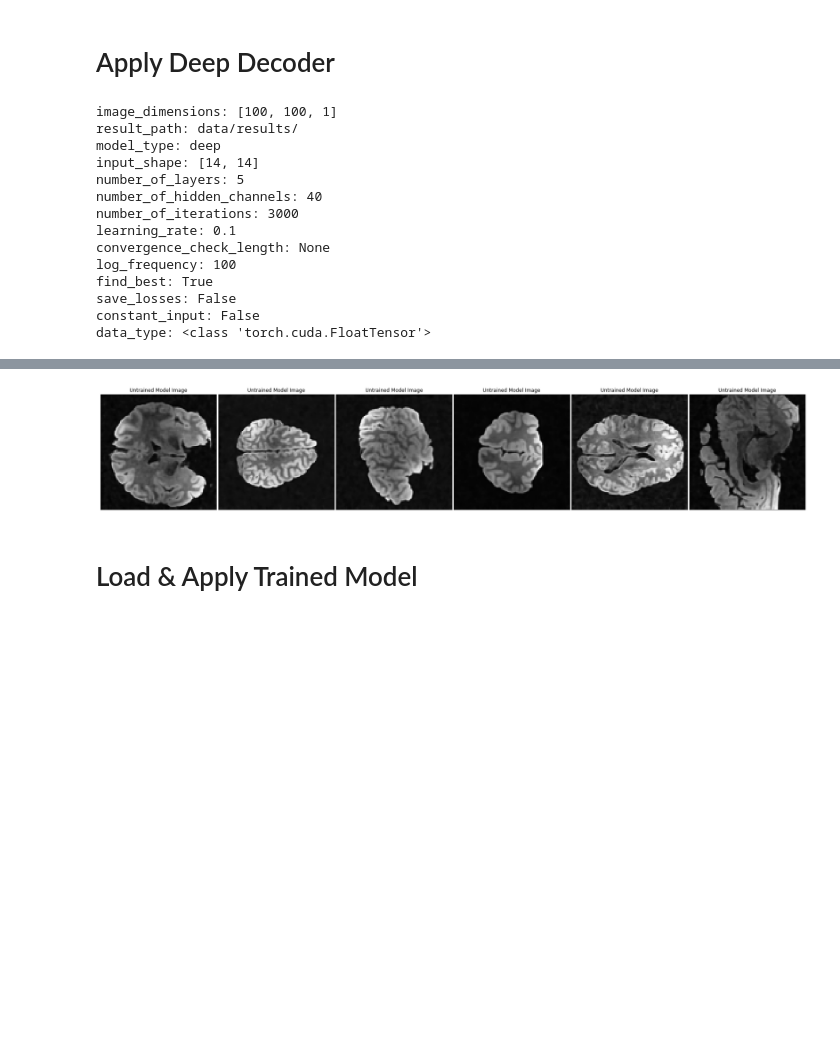
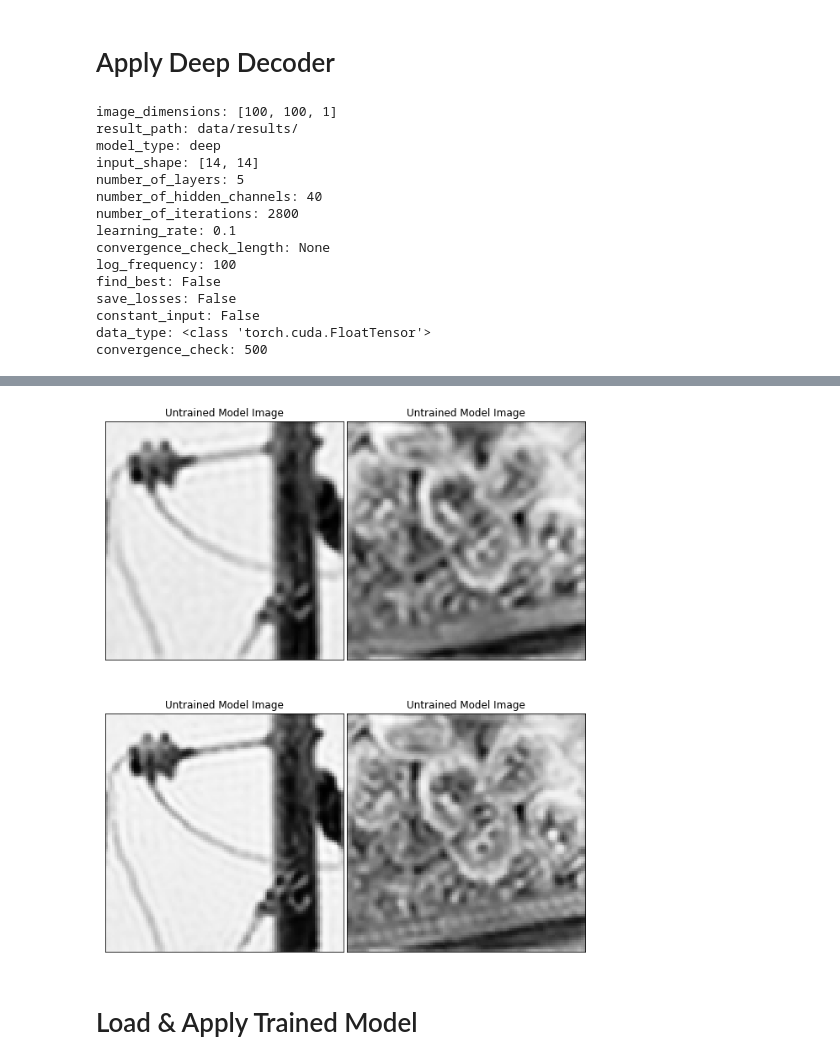
Before and after one commit to jkbg/DiffusionMRI, a Jupyter notebook: direct_comparison.ipynb, the cells around one changed output, grey strips where cells are left out. Saved outputs shown, nothing was run; the diff lists cells and outputs as text; code cells hidden in the pictures; blank space fills up the shorter version.

```diff
--- a/direct_comparison.ipynb
+++ b/direct_comparison.ipynb
@@ -43,12 +32,0 @@ Number of Images: 6 in data/mri_scan
-# %%
-input_size = original_images[0].shape
-cropped_size = (100, 100)
-snr_range = (3,3)
-pf_factor = 8
-
-pipeline = Simulation(input_size=input_size, cropped_size=cropped_size, snr_range=snr_range, pf_factor=pf_factor)
-noisy_images, target_images = pipeline.simulate_list_of_images(original_images)
-
-plot_image_grid(noisy_images, ['Noisy Image']*number_of_images, ncols=number_of_images)
-plot_image_grid(target_images, ['Target Image']*number_of_images, ncols=number_of_images)
-plt.show()
@@ -57,0 +33,19 @@ plt.show()
+# %%
+number_of_images = 2
+image_size = 100
+k_factors = [0.1, 0.15]
+snr = 64
+pf_factor = 1.0
+path = 'data/imagenet_v2_top_images'
+# %%
+original_images = get_images(path, max_amount=number_of_images, size=image_size)
+
+noisy_images = []
+target_images = []
+image_ids = []
+for k_factor in k_factors:
+    pipeline = SimulationPipeline(k_factor=k_factor, snr=snr, pf_factor=pf_factor)
+    noisy_images_k = pipeline.simulate_list(original_images)
+    noisy_images += noisy_images_k
+    target_images += original_images
+    image_ids += [{'k_factor': k_factor}] * number_of_images
@@ -59,16 +63,17 @@ plt.show()
 # Apply Deep Decoder
 # %%
 fit_model_configuration = get_fit_model_configuration()
-fit_model_configuration.image_dimensions = list(cropped_size) + [1]
+fit_model_configuration.image_dimensions = [image_size]*2 + [1]
 fit_model_configuration.log_frequency = 100
-fit_model_configuration.number_of_iterations = 3000
+fit_model_configuration.number_of_iterations = 2800
 fit_model_configuration.convergence_check_length = None
 
 fit_model_configuration.input_shape = [14, 14]
 fit_model_configuration.number_of_layers = 5
 fit_model_configuration.number_of_hidden_channels = 40
 
-fit_model_configuration.find_best = True
+fit_model_configuration.convergence_check = 500
+fit_model_configuration.find_best = False
 fit_model_configuration.save_losses = False
 
 print(fit_model_configuration)
@@ -79,16 +84,17 @@ model_type: deep
 input_shape: [14, 14]
 number_of_layers: 5
 number_of_hidden_channels: 40
-number_of_iterations: 3000
+number_of_iterations: 2800
 learning_rate: 0.1
 convergence_check_length: None
 log_frequency: 100
-find_best: True
+find_best: False
 save_losses: False
 constant_input: False
 data_type: <class 'torch.cuda.FloatTensor'>
+convergence_check: 500
 # %%
-number_of_iterations = 20
+number_of_iterations = 2
 
 untrained_model_images = []
 for image_index, noisy_image in enumerate(noisy_images):
@@ -96,11 +102,11 @@ for image_index, noisy_image in enumerate(noisy_images):
     fitter = create_fitter_from_configuration(fit_model_configuration)
     for iteration_index in range(number_of_iterations):
         model = create_model_from_configuration(fit_model_configuration)
-        log_prefix=f'Image {image_index+1}/{number_of_images}, Iteration {iteration_index+1}/{number_of_iterations}: '
+        log_prefix=f'Image {image_index+1}/{len(noisy_images)}, Iteration {iteration_index+1}/{number_of_iterations}: '
         fitter(model, noisy_image, log_prefix=log_prefix)
         iteration_images.append(fitter.get_best_image())
     untrained_model_images.append(np.mean(iteration_images, axis=0))
 
-plot_image_grid(untrained_model_images, ['Untrained Model Image'] * number_of_images, ncols=number_of_images)
+plot_image_grid(untrained_model_images, ['Untrained Model Image'] * len(untrained_model_images), ncols=number_of_images)
 plt.show()
 # %% [output]
@@ -108,4 +114,4 @@ Image 6/6, Iteration 20/20: Step: 03000, Loss: 0.000771, Minimum Loss at: 2967 w
-[figure, old version]
+[figure, new version]
 # %% [markdown]
 # Load & Apply Trained Model
 # %%
```
Also changed, not shown: parts of 14 cells of this notebook, 2 other files.
